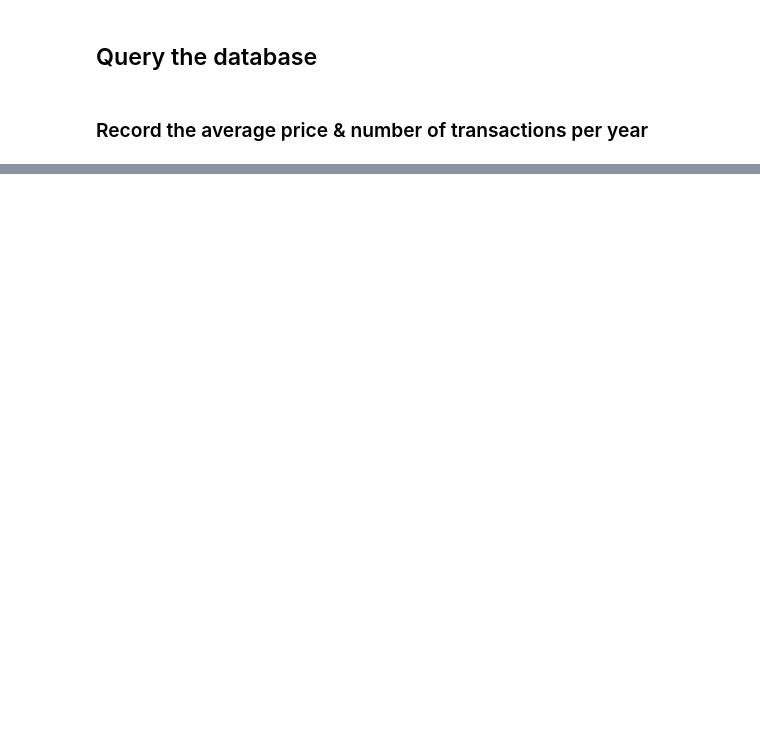
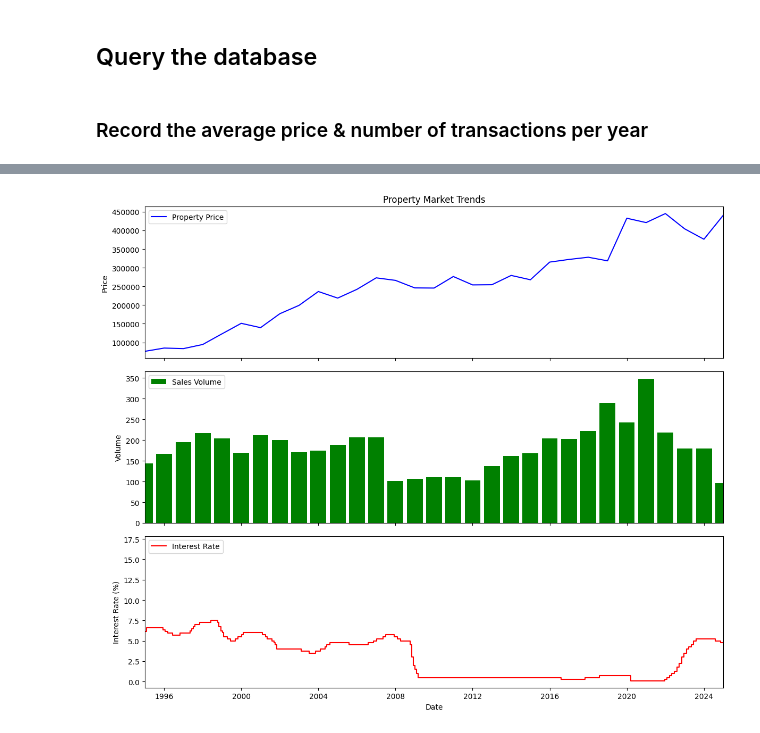
Before and after one commit to BDEvan5/property_prices, a Jupyter notebook: property_prices/test_data_store.ipynb, the cells around one changed output, grey strips where cells are left out. Saved outputs shown, nothing was run; the diff lists cells and outputs as text; code cells hidden in the pictures; blank space fills up the shorter version.

```diff
--- a/property_prices/test_data_store.ipynb
+++ b/property_prices/test_data_store.ipynb
@@ -282,0 +244,27 @@ plt.show()
+# %%
+import matplotlib.pyplot as plt
+
+fig, (ax1, ax2, ax3) = plt.subplots(3, 1, sharex=True, figsize=(12, 10))
+
+# Plot Property Prices
+ax1.plot(result_df['date'], result_df['avg_price'], color='blue', label='Property Price')
+ax1.set_ylabel('Price')
+ax1.legend(loc='upper left')
+ax1.set_title('Property Market Trends')
+
+# Plot Sales Volume
+ax2.bar(result_df['date'], result_df['sales_count'], color='green', label='Sales Volume', width=300)
+ax2.set_ylabel('Volume')
+ax2.legend(loc='upper left')
+
+# Plot Interest Rate
+ax3.plot(df_interest['change_date'], df_interest['rate'], color='red', label='Interest Rate', drawstyle='steps-post')
+ax3.set_ylabel('Interest Rate (%)')
+ax3.set_xlabel('Date')
+ax3.legend(loc='upper left')
+
+plt.xlim(result_df['date'].min(), result_df['date'].max())
+
+plt.tight_layout()
+# %% [output]
+[figure, added]
```
Also changed, not shown: parts of 20 cells of this notebook.
